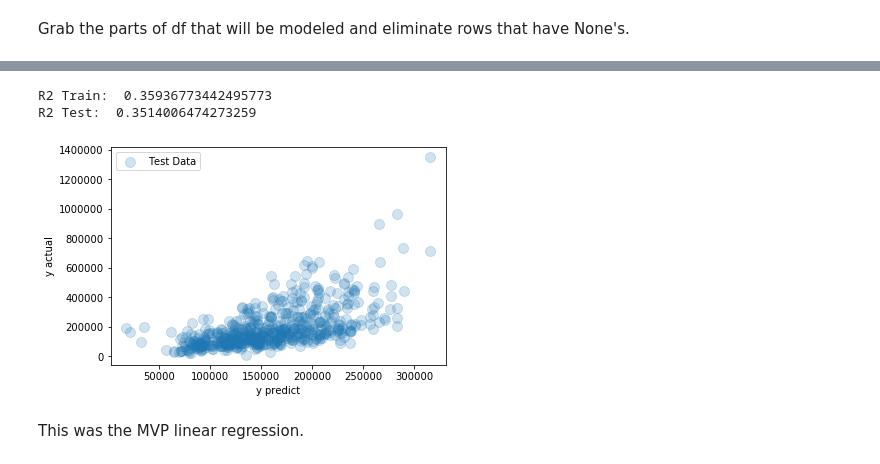
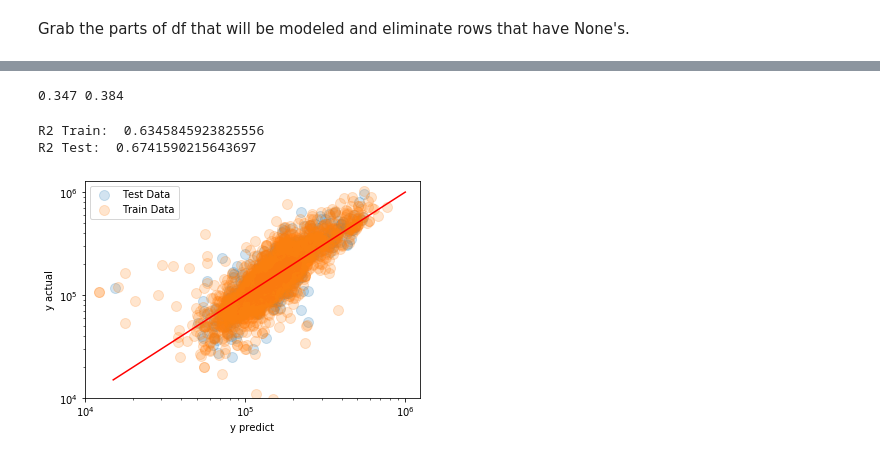
Before and after one commit to spdavern/metis_project2, a Jupyter notebook: Modeling.ipynb, the cells around one changed output, grey strips where cells are left out. Saved outputs shown, nothing was run; the diff lists cells and outputs as text; code cells hidden in the pictures.

```diff
--- a/Modeling.ipynb
+++ b/Modeling.ipynb
@@ -141,22 +185,24 @@ X = data[['year', 'length_ft']]
 y = data['price_USD']
 # %%
 # Divide the data into test and train sets:
-X_train, X_test, y_train, y_test = train_test_split(X, np.log(y), test_size=.2, random_state=42)
+X_train, X_test, lny_train, lny_test = train_test_split(X, np.log(y), test_size=.2, random_state=42)
 # %%
 from sklearn_pandas import DataFrameMapper
 from sklearn.preprocessing import FunctionTransformer
-from sklearn.preprocessing import StandardScaler
+from sklearn.preprocessing import StandardScaler, OneHotEncoder
 from sklearn.pipeline import FeatureUnion
 from sklearn.pipeline import make_pipeline
 #posTransform = make_pipeline(FunctionTransformer(np.log), StandardScaler())
     # (['Lot Area', 'Gr Liv Area'], posTransform),
 mapper = DataFrameMapper([
-        (['year', 'length_ft'], StandardScaler())
+        (['year', 'length_ft'], StandardScaler()),
+        (['mfg', 'cls'], OneHotEncoder())
         ])
 
-pipe = make_pipeline(mapper, LinearRegression())
+pipe = make_pipeline(mapper, LassoCV(cv=5, alphas=np.logspace(-2,-5,100)))
+#pipe = make_pipeline(mapper, LinearRegression())
 # %%
-pipe.fit(X_train,y_train)
+pipe.fit(X_train,lny_train)
 # %% [output]
 Pipeline(memory=None,
          steps=[('dataframemapper',
@@ -178,16 +247,32 @@ r2_test = pipe.score(X_test,y_test)
+# %%
+y_pred_test = np.exp(pipe.predict(X_test))
+y_pred_train = np.exp(pipe.predict(X_train))
+resid_train = lny_train - pipe.predict(X_train)
+resid_test = lny_test - pipe.predict(X_test)
+r2_train = pipe.score(X_train,lny_train)
+r2_test = pipe.score(X_test,lny_test)
+RMSE_test = math.sqrt(mean_squared_error(lny_test,pipe.predict(X_test)))
+RMSE_train = math.sqrt(mean_squared_error(lny_train,pipe.predict(X_train)))
+# %%
+print(round(RMSE_test,3),round(RMSE_train,3))
+# %% [output]
+0.347 0.384
 # %%
-#Plot the results
+#Plot the Actual by Predicted
 fig,ax = plt.subplots(1,1);
-ax.scatter(y_pred_test,np.exp(y_test),label='Test Data', s=100, alpha=0.2)
-#ax.scatter(y_pred_train,np.exp(y_train),label='Train Data', s=100, alpha=0.2)
+ax.scatter(y_pred_test,np.exp(lny_test),label='Test Data', s=100, alpha=0.2)
+ax.scatter(y_pred_train,np.exp(lny_train),label='Train Data', s=100, alpha=0.2)
+ax.plot([1.5E4,1E6],[1.5E4,1E6],color='r')
+ax.semilogx()
+ax.semilogy()
+ax.set_xlim(left=10000)
+ax.set_ylim(bottom=10000)
 ax.set_ylabel('y actual')
 ax.set_xlabel('y predict')
 ax.legend();
 print('R2 Train: ', r2_train)
 print('R2 Test: ', r2_test)
 # %% [output]
-R2 Train:  0.35936773442495773
-R2 Test:  0.3514006474273259
+R2 Train:  0.6345845923825556
+R2 Test:  0.6741590215643697
-[figure, old version]
+[figure, new version]
-# %% [markdown]
-This was the MVP linear regression.
```
Also changed, not shown: parts of 29 cells of this notebook.
